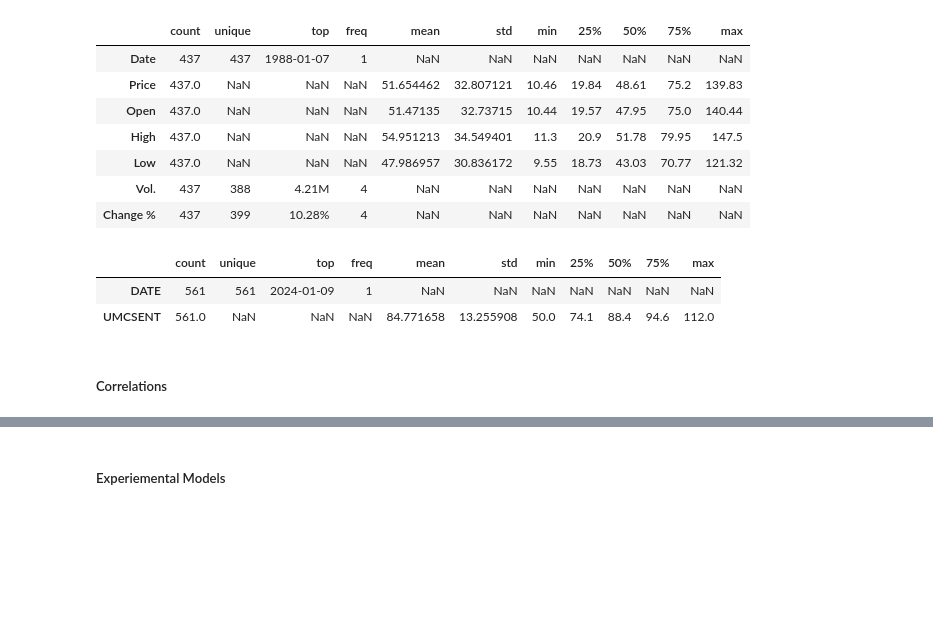
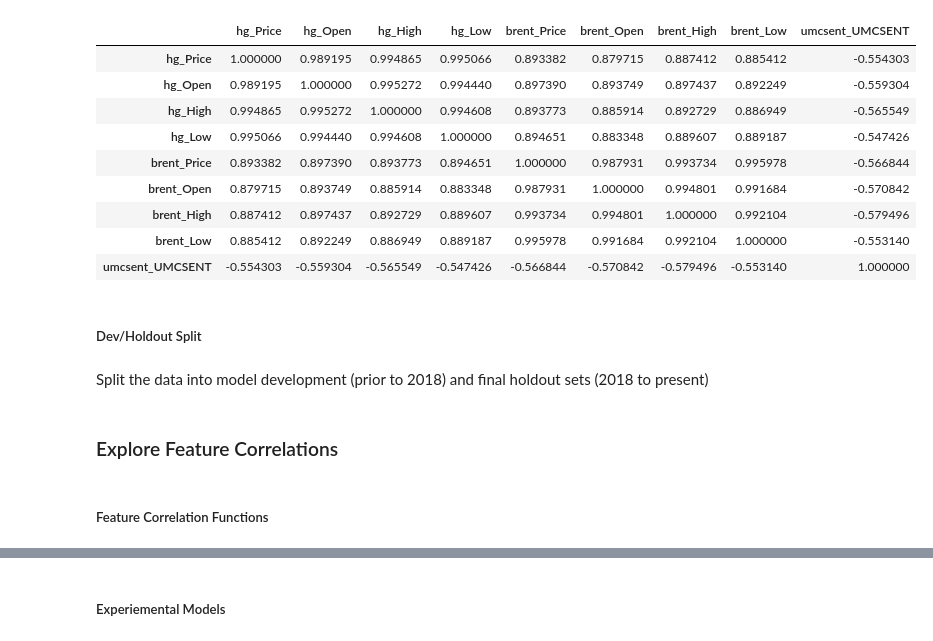
Before and after one commit to neal-logan/ea-nasir, a Jupyter notebook: 01_eda.ipynb, the cells around one changed output, grey strips where cells are left out. Cells and saved outputs as stored; diff of their text form; code cells hidden in the pictures; blank space fills up the shorter version.

```diff
--- a/01_eda.ipynb
+++ b/01_eda.ipynb
@@ -85,17 +132,17 @@ datasets['hg'].to_pandas().describe(include='all').T
-# %%
-datasets['brent'].to_pandas().describe(include='all').T
-# %% [output]
-|  | count | unique | top | freq | mean | std | min | 25% | 50% | 75% | max |
-| Date | 437 | 437 | 1988-01-07 | 1 | NaN | NaN | NaN | NaN | NaN | NaN | NaN |
-| Price | 437.0 | NaN | NaN | NaN | 51.654462 | 32.807121 | 10.46 | 19.84 | 48.61 | 75.2 | 139.83 |
-| Open | 437.0 | NaN | NaN | NaN | 51.47135 | 32.73715 | 10.44 | 19.57 | 47.95 | 75.0 | 140.44 |
-| High | 437.0 | NaN | NaN | NaN | 54.951213 | 34.549401 | 11.3 | 20.9 | 51.78 | 79.95 | 147.5 |
-| Low | 437.0 | NaN | NaN | NaN | 47.986957 | 30.836172 | 9.55 | 18.73 | 43.03 | 70.77 | 121.32 |
-| Vol. | 437 | 388 | 4.21M | 4 | NaN | NaN | NaN | NaN | NaN | NaN | NaN |
-| Change % | 437 | 399 | 10.28% | 4 | NaN | NaN | NaN | NaN | NaN | NaN | NaN |
-# %%
-datasets['umcsent'].to_pandas().describe(include='all').T
-# %% [output]
-|  | count | unique | top | freq | mean | std | min | 25% | 50% | 75% | max |
-| DATE | 561 | 561 | 2024-01-09 | 1 | NaN | NaN | NaN | NaN | NaN | NaN | NaN |
-| UMCSENT | 561.0 | NaN | NaN | NaN | 84.771658 | 13.255908 | 50.0 | 74.1 | 88.4 | 94.6 | 112.0 |
+# %%
+data.to_pandas().select_dtypes(include=np.number).corr()
+# %% [output]
+|  | hg_Price | hg_Open | hg_High | hg_Low | brent_Price | brent_Open | brent_High | brent_Low | umcsent_UMCSENT |
+| hg_Price | 1.000000 | 0.989195 | 0.994865 | 0.995066 | 0.893382 | 0.879715 | 0.887412 | 0.885412 | -0.554303 |
+| hg_Open | 0.989195 | 1.000000 | 0.995272 | 0.994440 | 0.897390 | 0.893749 | 0.897437 | 0.892249 | -0.559304 |
+| hg_High | 0.994865 | 0.995272 | 1.000000 | 0.994608 | 0.893773 | 0.885914 | 0.892729 | 0.886949 | -0.565549 |
+| hg_Low | 0.995066 | 0.994440 | 0.994608 | 1.000000 | 0.894651 | 0.883348 | 0.889607 | 0.889187 | -0.547426 |
+| brent_Price | 0.893382 | 0.897390 | 0.893773 | 0.894651 | 1.000000 | 0.987931 | 0.993734 | 0.995978 | -0.566844 |
+| brent_Open | 0.879715 | 0.893749 | 0.885914 | 0.883348 | 0.987931 | 1.000000 | 0.994801 | 0.991684 | -0.570842 |
+| brent_High | 0.887412 | 0.897437 | 0.892729 | 0.889607 | 0.993734 | 0.994801 | 1.000000 | 0.992104 | -0.579496 |
+| brent_Low | 0.885412 | 0.892249 | 0.886949 | 0.889187 | 0.995978 | 0.991684 | 0.992104 | 1.000000 | -0.553140 |
+| umcsent_UMCSENT | -0.554303 | -0.559304 | -0.565549 | -0.547426 | -0.566844 | -0.570842 | -0.579496 | -0.553140 | 1.000000 |
+# %% [markdown]
+##### Dev/Holdout Split
+# %% [markdown]
+Split the data into model development (prior to 2018) and final holdout sets (2018 to present)
@@ -102,2 +152,4 @@ datasets['umcsent'].to_pandas().describe(include='all').T
 # %% [markdown]
-##### Correlations
+### Explore Feature Correlations
+# %% [markdown]
+##### Feature Correlation Functions
```
Also changed, not shown: parts of 40 cells of this notebook, 16 other files.
